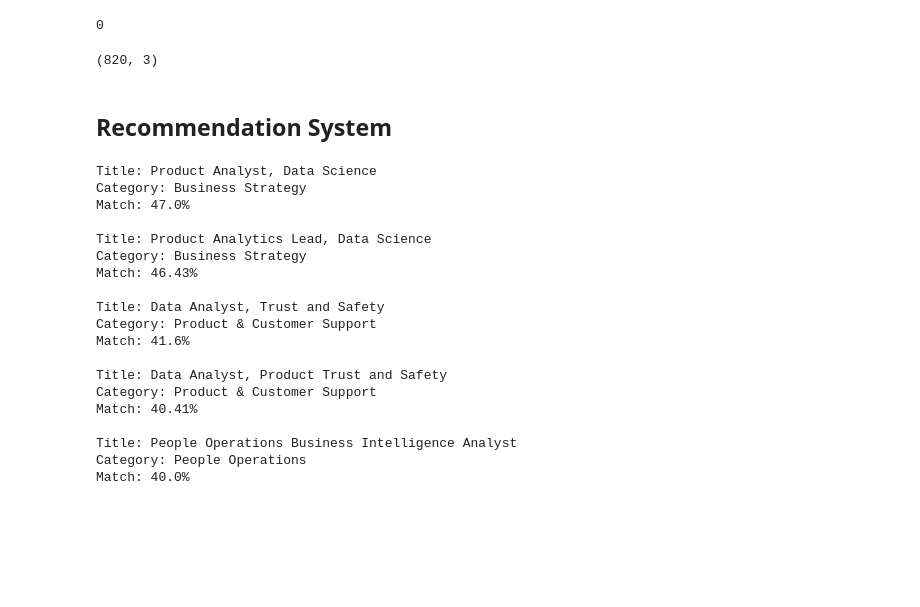
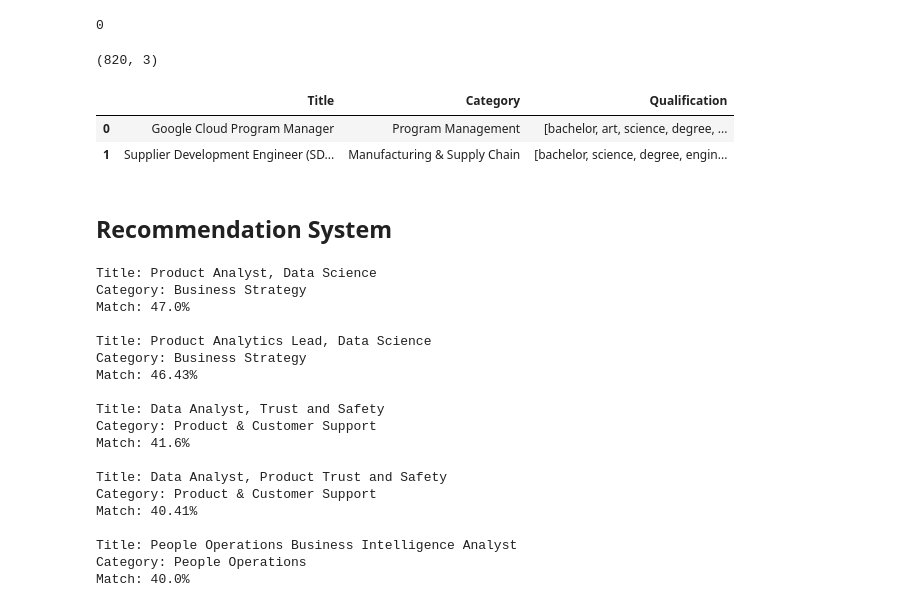
Before and after one commit to bryan273/Inequality-Gender-Employment, a Jupyter notebook: Project_Gigih_EM.ipynb, the cells around one changed output. Saved outputs shown, nothing was run; the diff lists cells and outputs as text; code cells hidden in the pictures; blank space fills up the shorter version.

```diff
--- a/Project_Gigih_EM.ipynb
+++ b/Project_Gigih_EM.ipynb
@@ -387,7 +395,7 @@ df.isnull().sum().sum()
 0
 # %%
 # function to clean text
-def clean_text(text):
+def clean_text(text, correct=True):
   # replace some words
   text = text.replace("BA/BS","Bachelor Art Science")
   text = text.replace("BS","Bachelor Science")
@@ -400,13 +408,14 @@ def clean_text(text):
   # remove stopwords and lemmatize word
   text = [lemmatizer.lemmatize(word) for word in tokens if word not in stopwords]
   # spelling correction
-  text = [correct_word_spelling(word) for word in text]
+  if correct:
+    text = [correct_word_spelling(word) for word in text]
   return text
 # %%
 # Clean text on minimum and preffered qualification
 # Then merged it to one
-df['clean_minimum'] = df['Minimum Qualifications'].apply(lambda x : clean_text(x))
-df['clean_preferred'] = df['Preferred Qualifications'].apply(lambda x : clean_text(x))
+df['clean_minimum'] = df['Minimum Qualifications'].apply(lambda x : clean_text(x, correct=False))
+df['clean_preferred'] = df['Preferred Qualifications'].apply(lambda x : clean_text(x, correct=False))
 df['Qualification'] = df['clean_minimum'] + df['clean_preferred']
 df['temp_qualification'] = df['Qualification'].apply(lambda x: " ".join(x))
 # %%
@@ -419,7 +428,12 @@ df.shape
 # %% [output]
 (820, 3)
 # %%
-df.to_csv("job_skills_clean.csv")
+df.to_csv("job_skills_clean.csv", index=False)
+df.head(2)
+# %% [output]
+|  | Title | Category | Qualification |
+| 0 | Google Cloud Program Manager | Program Management | [bachelor, art, science, degree, ... |
+| 1 | Supplier Development Engineer (SD... | Manufacturing & Supply Chain | [bachelor, science, degree, engin... |
 # %% [markdown]
 ## Recommendation System
 # %%
```
Also changed, not shown: parts of 5 cells of this notebook.
